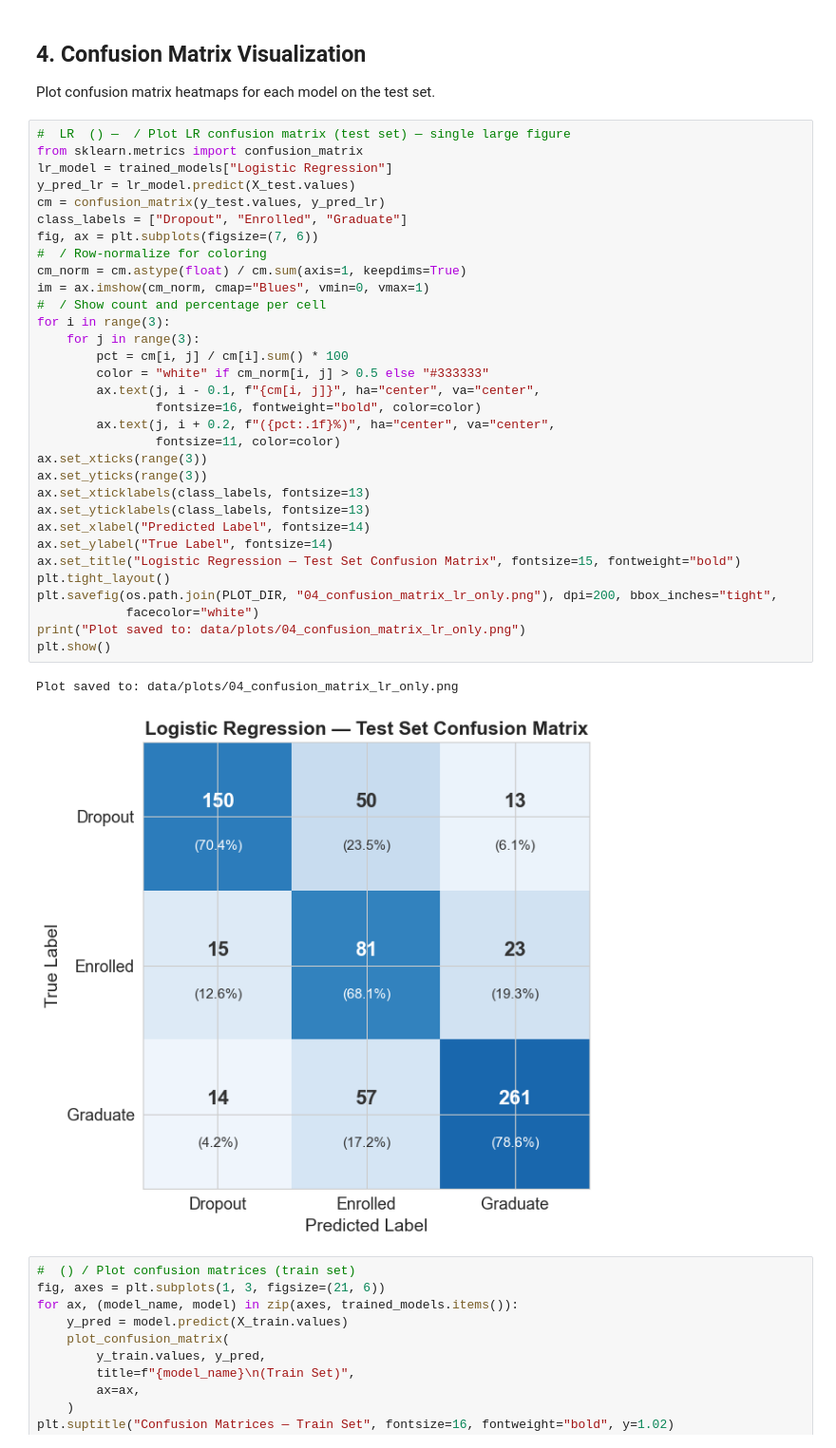
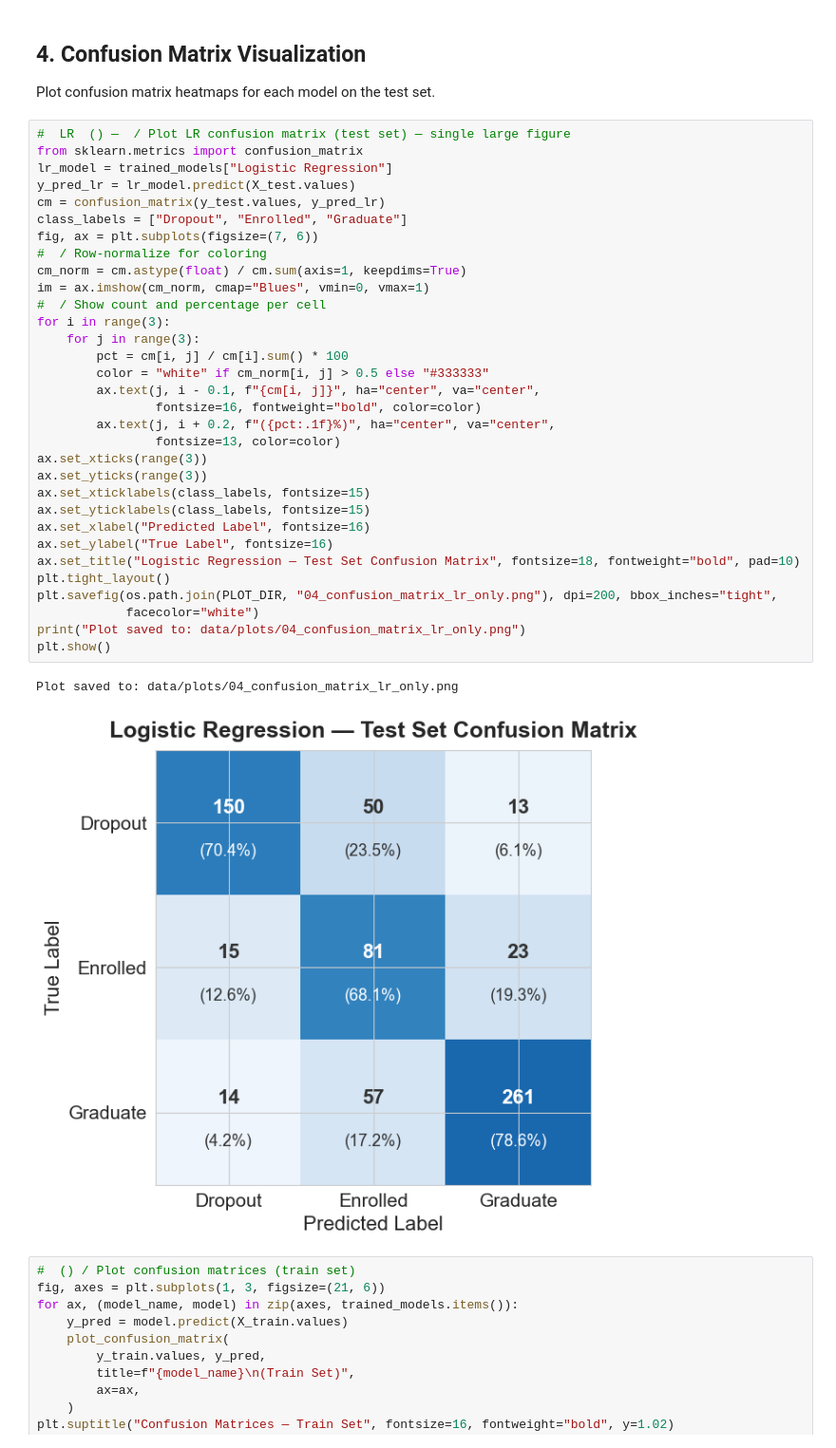
Before and after one commit to pheonix2006/dsaa2011_machine_learning, a Jupyter notebook: notebooks/04_prediction.ipynb, the cells around one changed output. Shown at 95% size. Drawn from its saved outputs; the diff is of its cells as text.

Commit message:
feat: Enlarge titles; Adjust figure layouts

```diff
--- a/notebooks/04_prediction.ipynb
+++ b/notebooks/04_prediction.ipynb
@@ -151,38 +151,38 @@ Plot confusion matrix heatmaps for each model on the test set.
 # %%
 #  LR  () —  / Plot LR confusion matrix (test set) — single large figure
 from sklearn.metrics import confusion_matrix
 lr_model = trained_models["Logistic Regression"]
 y_pred_lr = lr_model.predict(X_test.values)
 cm = confusion_matrix(y_test.values, y_pred_lr)
 class_labels = ["Dropout", "Enrolled", "Graduate"]
 fig, ax = plt.subplots(figsize=(7, 6))
 #  / Row-normalize for coloring
 cm_norm = cm.astype(float) / cm.sum(axis=1, keepdims=True)
 im = ax.imshow(cm_norm, cmap="Blues", vmin=0, vmax=1)
 #  / Show count and percentage per cell
 for i in range(3):
     for j in range(3):
         pct = cm[i, j] / cm[i].sum() * 100
         color = "white" if cm_norm[i, j] > 0.5 else "#333333"
         ax.text(j, i - 0.1, f"{cm[i, j]}", ha="center", va="center",
                 fontsize=16, fontweight="bold", color=color)
         ax.text(j, i + 0.2, f"({pct:.1f}%)", ha="center", va="center",
-                fontsize=11, color=color)
+                fontsize=13, color=color)
 ax.set_xticks(range(3))
 ax.set_yticks(range(3))
-ax.set_xticklabels(class_labels, fontsize=13)
-ax.set_yticklabels(class_labels, fontsize=13)
-ax.set_xlabel("Predicted Label", fontsize=14)
-ax.set_ylabel("True Label", fontsize=14)
-ax.set_title("Logistic Regression — Test Set Confusion Matrix", fontsize=15, fontweight="bold")
+ax.set_xticklabels(class_labels, fontsize=15)
+ax.set_yticklabels(class_labels, fontsize=15)
+ax.set_xlabel("Predicted Label", fontsize=16)
+ax.set_ylabel("True Label", fontsize=16)
+ax.set_title("Logistic Regression — Test Set Confusion Matrix", fontsize=18, fontweight="bold", pad=10)
 plt.tight_layout()
 plt.savefig(os.path.join(PLOT_DIR, "04_confusion_matrix_lr_only.png"), dpi=200, bbox_inches="tight",
             facecolor="white")
 print("Plot saved to: data/plots/04_confusion_matrix_lr_only.png")
 plt.show()
 # %% [output]
 Plot saved to: data/plots/04_confusion_matrix_lr_only.png
-[figure, old version]
+[figure, new version]
 # %%
 #  () / Plot confusion matrices (train set)
 fig, axes = plt.subplots(1, 3, figsize=(21, 6))
```
Also changed, not shown: parts of 1 cell of this notebook, 31 other files.
